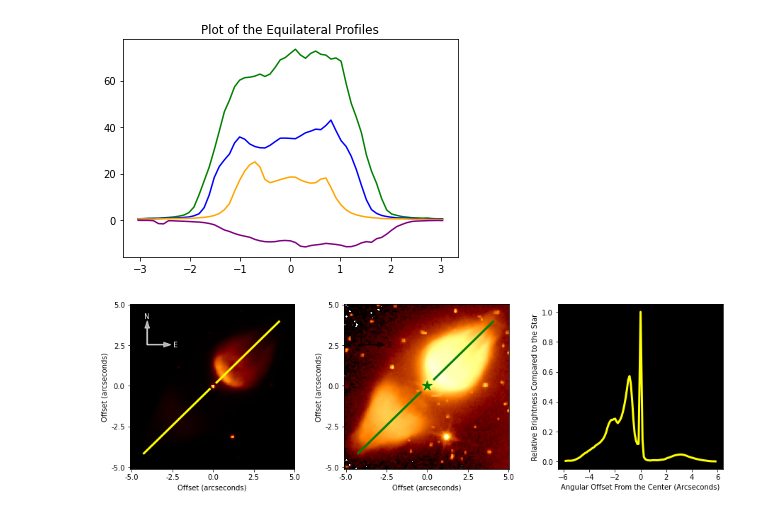
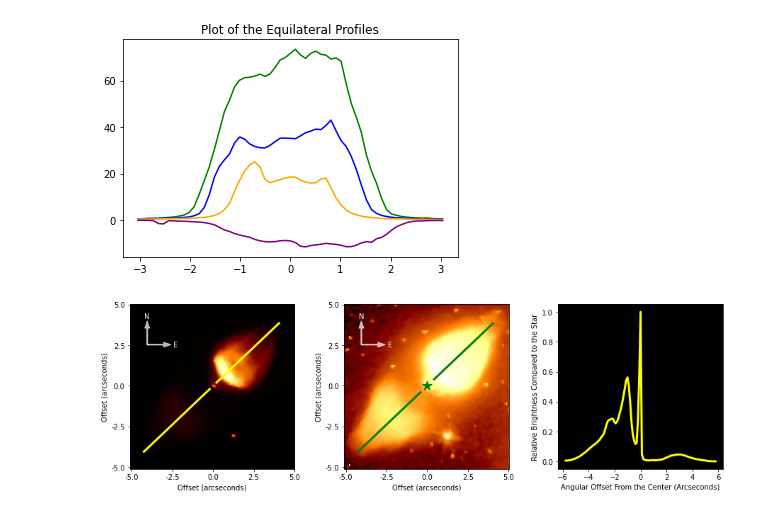
Before and after one commit to yunqibillyli/Project-Bipolar, a Jupyter notebook: Image Reader.ipynb, the cells around one changed output. Cells and saved outputs as stored; diff of their text form; code cells hidden in the pictures.

```diff
--- a/Image Reader.ipynb
+++ b/Image Reader.ipynb
@@ -299,9 +363,23 @@ plt.show()
+# %%
+star = data[980, 1459]
+# %%
+y_array = skimage.measure.profile_line(data[980 - 50 : 980 + 50, 1459 - 50 : 1459 + 50], [8, 10], [90, 88], linewidth = 3)
+x_array = np.linspace((len(y_array) - 1) / 2 *  0.1013, -(len(y_array) - 1) / 2 *  0.1013, len(y_array))
+# print(len(y_array))
+# print(x_array[57])
+y_array = np.delete(y_array, 57)
+x_array = np.delete(x_array, 57)
+y_array = np.insert(y_array, 57, star)
+x_array = np.insert(x_array, 57, 0)
+
+data = smooth_out_anomalies_no_conv(data, threshold_factor = 1)
+data = smooth_out_anomalies_no_conv(data, threshold_factor = 1)
 # %%
 fig, axes = plt.subplots(1, 3, figsize=(15, 5))
 
 axes[0].imshow(data[980 - 50 : 980 + 50, 1459 - 50 : 1459 + 50], cmap = 'afmhot', origin = 'lower')
-axes[0].plot([8, 50 - 2.1], [9, 50 - 2], color = 'yellow', linewidth = 3)
-axes[0].plot([50 + 2.1, 90], [50 + 2, 89], color = 'yellow', linewidth = 3)
+axes[0].plot([8, 50 - 2 * (50 - 8) / (50 - 10)], [10, 50 - 2], color = 'yellow', linewidth = 3)
+axes[0].plot([50 + 2 * (50 - 8) / (50 - 10), 90], [50 + 2, 88], color = 'yellow', linewidth = 3)
 axes[0].set_xticks(ticks = np.linspace(50 - 49.358, 50 + 49.358, 5), labels = np.around(np.linspace(-5, 5, 5), 2))
 axes[0].set_yticks(ticks = np.linspace(50 - 49.358, 50 + 49.358, 5), labels = np.around(np.linspace(-5, 5, 5), 2))
 axes[0].set_xlabel("Offset (arcseconds)")
@@ -314,37 +392,37 @@ axes[0].arrow(10, 75, 0, arrow_length, color = 'white', width = 0.5, head_width
 axes[0].text(10, 80 + arrow_length + 1, 'N', color = 'white', ha = 'center')
 
 # Arrow for east (right)
 axes[0].arrow(10, 75, arrow_length, 0, color = 'white', width = 0.5, head_width = 3, alpha = 0.7)
 axes[0].text(15 + arrow_length + 1, 75, 'E', color = 'white', va = 'center')
 
 axes[1].imshow(data[980 - 50 : 980 + 50, 1459 - 50 : 1459 + 50], norm = c.LogNorm(vmin = data.max() / 10000), cmap = 'afmhot', origin = 'lower')
-axes[1].plot([8, 50 - 4.2], [9, 50 - 4], color = 'green', linewidth = 3)
-axes[1].plot([50 + 4.2, 90], [50 + 4, 89], color = 'green', linewidth = 3)
+axes[1].plot([8, 50 - 4 * (50 - 8) / (50 - 10)], [10, 50 - 4], color = 'green', linewidth = 3)
+axes[1].plot([50 + 4 * (50 - 8) / (50 - 10), 90], [50 + 4, 88], color = 'green', linewidth = 3)
 axes[1].set_xticks(ticks = np.linspace(50 - 49.358, 50 + 49.358, 5), labels = np.around(np.linspace(-5, 5, 5), 2))
 axes[1].set_yticks(ticks = np.linspace(50 - 49.358, 50 + 49.358, 5), labels = np.around(np.linspace(-5, 5, 5), 2))
 axes[1].set_xlabel("Offset (arcseconds)")
 axes[1].set_ylabel("Offset (arcseconds)")
 
-axes[1].arrow(10, 75, 0, arrow_length, color = 'black', width = 0.5, head_width = 3, alpha = 0.7)
-axes[1].text(10, 80 + arrow_length + 1, 'N', color = 'black', ha = 'center')
+axes[1].arrow(10, 75, 0, arrow_length, color = 'white', width = 0.5, head_width = 3, alpha = 0.7)
+axes[1].text(10, 80 + arrow_length + 1, 'N', color = 'white', ha = 'center')
 
 # Arrow for east (right)
-axes[1].arrow(10, 75, arrow_length, 0, color = 'black', width = 0.5, head_width = 3, alpha = 0.7)
-axes[1].text(15 + arrow_length + 1, 75, 'E', color = 'black', va = 'center')
+axes[1].arrow(10, 75, arrow_length, 0, color = 'white', width = 0.5, head_width = 3, alpha = 0.7)
+axes[1].text(15 + arrow_length + 1, 75, 'E', color = 'white', va = 'center')
 
 axes[1].scatter(50, 50, marker = '*', color = 'green', s = 200)
 
 axes[2].plot(x_array, y_array / np.amax(y_array), color = 'yellow', linewidth = 3)
 axes[2].set_aspect(np.amax(x_array) * 2)
 axes[2].set_xlabel('Angular Offset From the Center (Arcseconds)')
 axes[2].set_ylabel('Relative Brightness Compared to the Star')
 
 # Change background color to black
 axes[2].set_facecolor('black')
 
 plt.subplots_adjust(wspace = 0.3)
 
 # Save the combined plot
 plt.savefig('HST M1-92-combined', dpi = 100)
 # %% [output]
-[figure, old version]
+[figure, new version]
```
Also changed, not shown: parts of 4 cells of this notebook, 8 other files.
